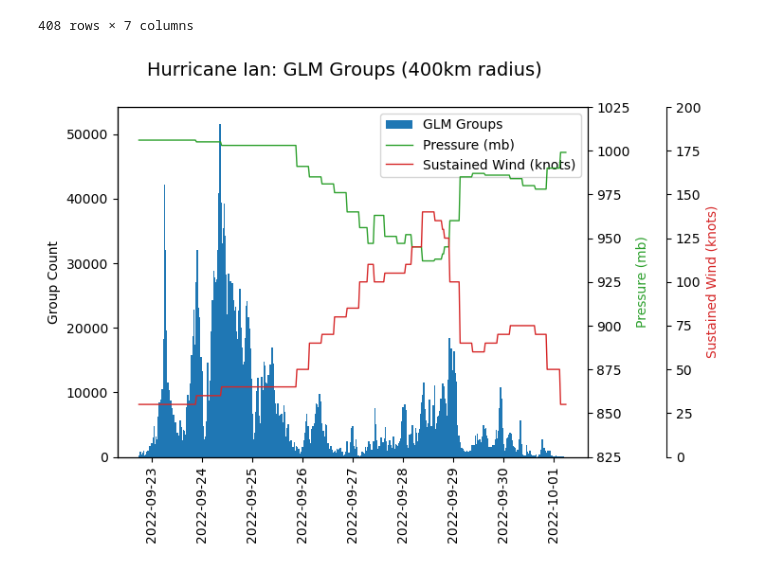
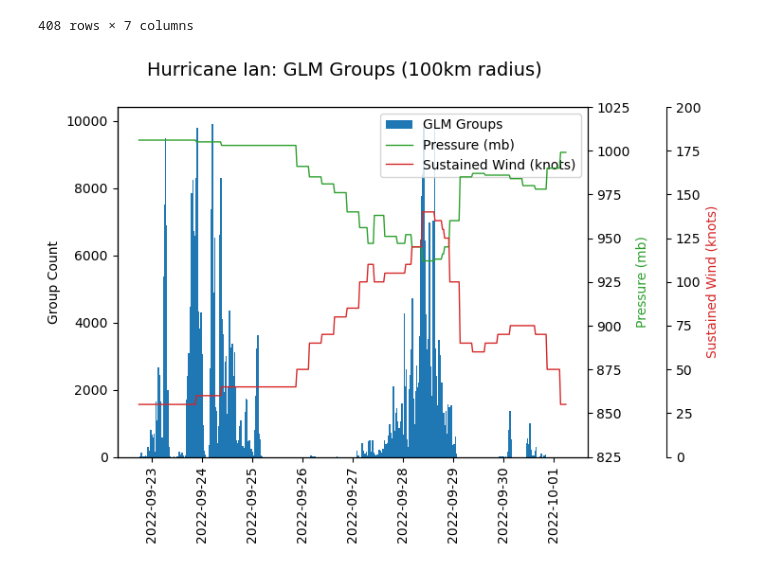
Before and after one commit to ajmell7/category-v, a Jupyter notebook: capstone_data_processing_cleaned.ipynb, the cells around one changed output. Saved outputs shown, nothing was run; the diff lists cells and outputs as text; code cells hidden in the pictures.

Commit message:
Small update to test 100km plot

```diff
--- a/capstone_data_processing_cleaned.ipynb
+++ b/capstone_data_processing_cleaned.ipynb
@@ -794,7 +784,7 @@ for idx in range(len(ian_bin_times)):
     bin_glm_data = aggregate_glm_data_for_urls(glm_urls, center_lat, center_lon, storm_motion_dir, box_size, geod, cache_dir)
     try:
         # filter data to only include lightning within 400 km of hurricane center
-        filter_glm_data = bin_glm_data[bin_glm_data["Distance From Hurricane Center (m)"] < 400000]
+        filter_glm_data = bin_glm_data[bin_glm_data["Distance From Hurricane Center (m)"] < 100000]
         num_groups = len(filter_glm_data)
         print(num_groups)
         lightning_hist.append([bin_time,num_groups])
@@ -897,7 +893,7 @@ full_ian_interp_df
 # %%
 fig, ax = plt.subplots()
 
-fig.suptitle("Hurricane Ian: GLM Groups (400km radius)", fontsize=14)
+fig.suptitle("Hurricane Ian: GLM Groups (100km radius)", fontsize=14)
 
 
 # Left axis: group count
@@ -925,31 +921,31 @@ ax_r1.set_ylim(825, 1025)
 ax_r1.set_ylabel('Pressure (mb)', color='tab:green')
 ax_r1.tick_params(axis='y')
 
 # Right axis 2: wind speed
 ax_r2 = ax.twinx()
 ax_r2.plot(
     full_ian_interp_df['time'],
     full_ian_interp_df['vmax'],
     color='tab:red',
     label='Sustained Wind (knots)',
     linewidth=1
 )
 ax_r2.set_ylim(0, 200)
 ax_r2.set_ylabel('Sustained Wind (knots)', color='tab:red')
 ax_r2.tick_params(axis='y')
 ax_r2.spines['right'].set_position(('outward', 60))
 
 lines = []
 labels = []
 
 for a in [ax, ax_r1, ax_r2]:
     l, lab = a.get_legend_handles_labels()
     lines.extend(l)
     labels.extend(lab)
 
 ax.legend(lines, labels, loc='best')
 
 
 plt.show()
 # %% [output]
-[figure, old version]
+[figure, new version]
```
Also changed, not shown: parts of 5 cells of this notebook.
